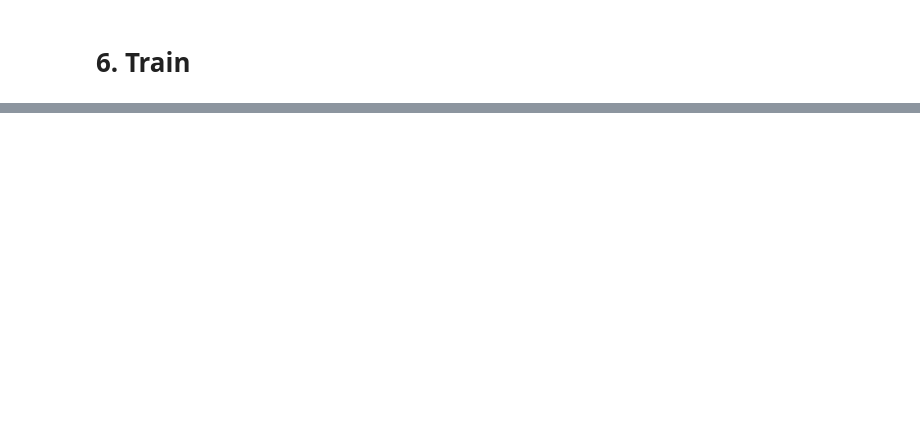
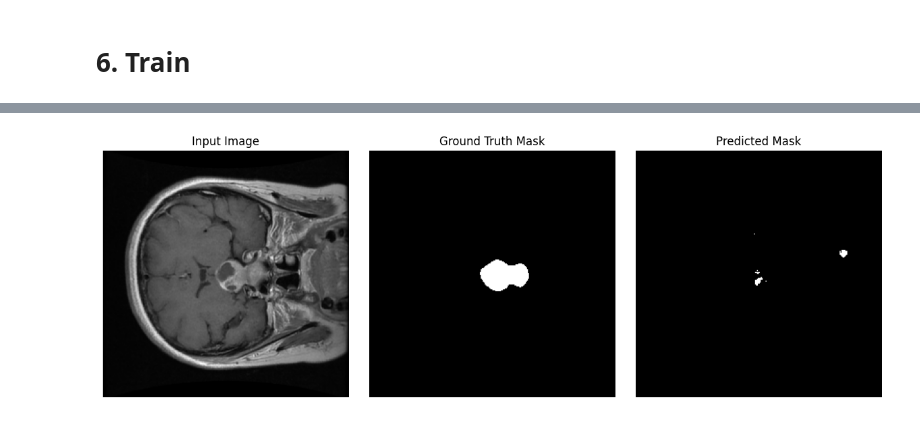
Before and after one commit to horia41/Using-Deep-Learning-for-Tumor-Type-Detection-and-Segmentation-of-Brain-Tumors-from-MRI-Images, a Jupyter notebook: project.ipynb, the cells around one changed output, grey strips where cells are left out. Drawn from its saved outputs; the diff is of its cells as text; code cells hidden in the pictures; blank space fills up the shorter version.

```diff
--- a/project.ipynb
+++ b/project.ipynb
@@ -402,0 +373,8 @@ NameError: name 'exit' is not defined
+# %%
+trainer.validate(model, datamodule=data_module)
+
+print("\n")
+
+model.test_step = model.validation_step
+
+trainer.test(model, datamodule=data_module)
@@ -402,0 +399,78 @@ NameError: name 'exit' is not defined
+# %%
+import matplotlib.pyplot as plt
+from tqdm import tqdm
+
+# Dice coefficient function (as defined earlier)
+def dice_coefficient(preds, targets, threshold=0.5, epsilon=1e-6):
+    preds_bin = (preds > threshold).float()
+    intersection = (preds_bin * targets).sum(dim=(1,2,3))
+    total = preds_bin.sum(dim=(1,2,3)) + targets.sum(dim=(1,2,3))
+    dice = (2.0 * intersection + epsilon) / (total + epsilon)
+    return dice.mean()
+
+# Evaluate the model on the test set and compute the average Dice coefficient.
+model.eval()
+test_loader = data_module.test_dataloader()
+# train_loader = data_module.train_dataloader()
+dice_total = 0.0
+n_samples = 0
+
+# Lists to accumulate predictions and corresponding images and masks for visualization.
+all_images = []
+all_masks = []
+all_preds = []
+
+with torch.no_grad():
+    for images, masks in tqdm(test_loader, desc="Evaluating Test Set"):
+        preds = model(images)
+        # Compute Dice for the batch.
+        batch_dice = dice_coefficient(preds, masks)
+        dice_total += batch_dice.item() * images.size(0)
+        n_samples += images.size(0)
+
+        # Save outputs for visualization.
+        all_images.append(images)
+        all_masks.append(masks)
+        all_preds.append(preds)
+
+avg_dice = dice_total / n_samples
+print(f"Average Dice Coefficient on Test Set: {avg_dice:.4f}")
+
+# Concatenate all batches for visualization.
+images = torch.cat(all_images, dim=0)
+masks = torch.cat(all_masks, dim=0)
+preds = torch.cat(all_preds, dim=0)
+
+# Select a few random samples from the test set.
+num_samples = 5
+indices = torch.randperm(images.shape[0])[:num_samples]
+
+for idx in indices:
+    # Convert tensors to numpy arrays.
+    image = images[idx].cpu().numpy().squeeze()  # shape (H, W)
+    mask = masks[idx].cpu().numpy().squeeze()      # shape (H, W)
+    pred = preds[idx].cpu().numpy().squeeze()      # shape (H, W)
+
+    # For visualization, threshold the prediction.
+    pred_bin = (pred > 0.5).astype(float)
+
+    # Plot the input image, ground truth mask, and predicted mask.
+    plt.figure(figsize=(12, 4))
+    plt.subplot(1, 3, 1)
+    plt.imshow(image, cmap='gray')
+    plt.title("Input Image")
+    plt.axis("off")
+
+    plt.subplot(1, 3, 2)
+    plt.imshow(mask, cmap='gray')
+    plt.title("Ground Truth Mask")
+    plt.axis("off")
+
+    plt.subplot(1, 3, 3)
+    plt.imshow(pred_bin, cmap='gray')
+    plt.title("Predicted Mask")
+    plt.axis("off")
+
+    plt.tight_layout()
+    plt.show()
+# %% [output]
@@ -402,0 +478 @@ NameError: name 'exit' is not defined
+[figure, added]
```
Also changed, not shown: parts of 9 cells of this notebook.
